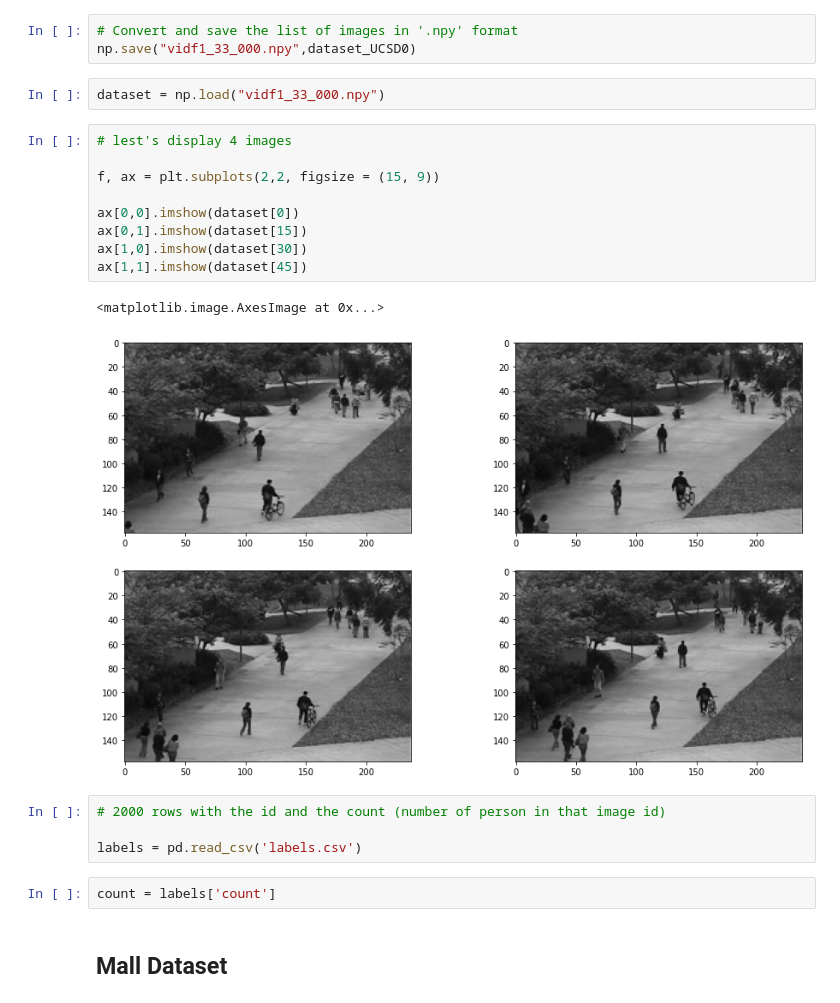
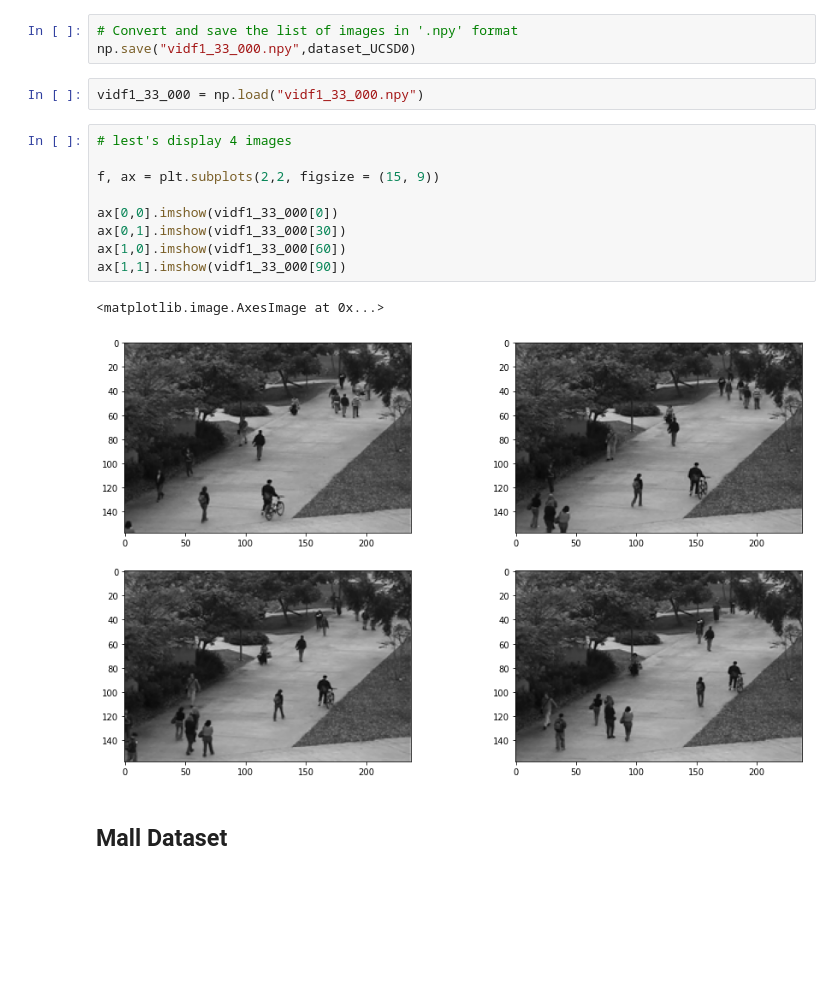
Before and after one commit to NGL-A/crowd-counting, a Jupyter notebook: Crowd_counting_code.ipynb, the cells around one changed output. Cells and saved outputs as stored; diff of their text form; blank space fills up the shorter version.

```diff
--- a/Crowd_counting_code.ipynb
+++ b/Crowd_counting_code.ipynb
@@ -59,25 +59,19 @@ array([[[[104, 104, 104],
 # Convert and save the list of images in '.npy' format
 np.save("vidf1_33_000.npy",dataset_UCSD0)
 # %%
-dataset = np.load("vidf1_33_000.npy")
+vidf1_33_000 = np.load("vidf1_33_000.npy")
 # %%
 # lest's display 4 images
 
 f, ax = plt.subplots(2,2, figsize = (15, 9))
 
-ax[0,0].imshow(dataset[0])
-ax[0,1].imshow(dataset[15])
-ax[1,0].imshow(dataset[30])
-ax[1,1].imshow(dataset[45])
+ax[0,0].imshow(vidf1_33_000[0])
+ax[0,1].imshow(vidf1_33_000[30])
+ax[1,0].imshow(vidf1_33_000[60])
+ax[1,1].imshow(vidf1_33_000[90])
 # %% [output]
 <matplotlib.image.AxesImage at 0x...>
-[figure, old version]
+[figure, new version]
-# %%
-# 2000 rows with the id and the count (number of person in that image id)
-
-labels = pd.read_csv('labels.csv')
-# %%
-count = labels['count']
 # %% [markdown]
 ## Mall Dataset
 # %% [markdown]
```
Also changed, not shown: parts of 6 cells of this notebook.
